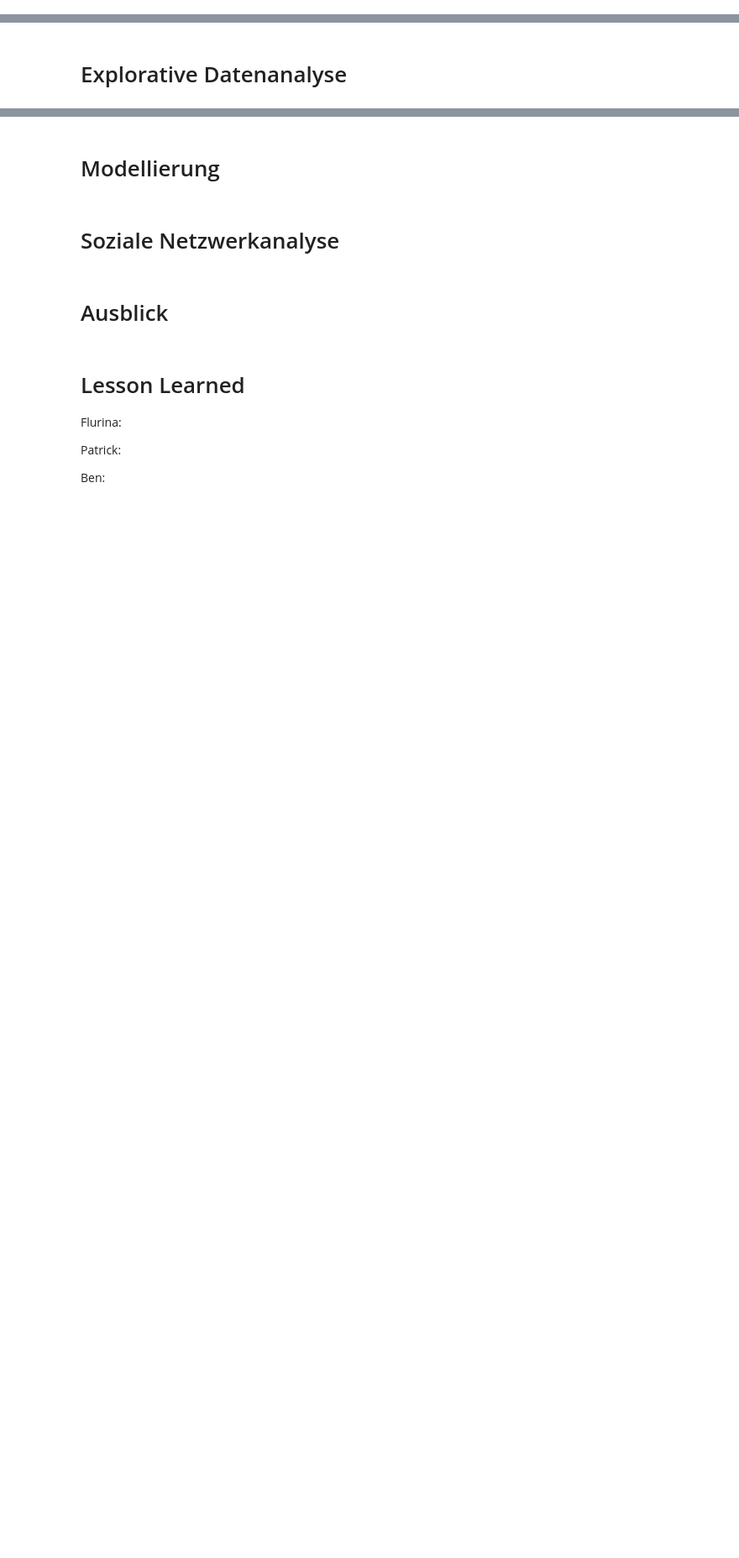
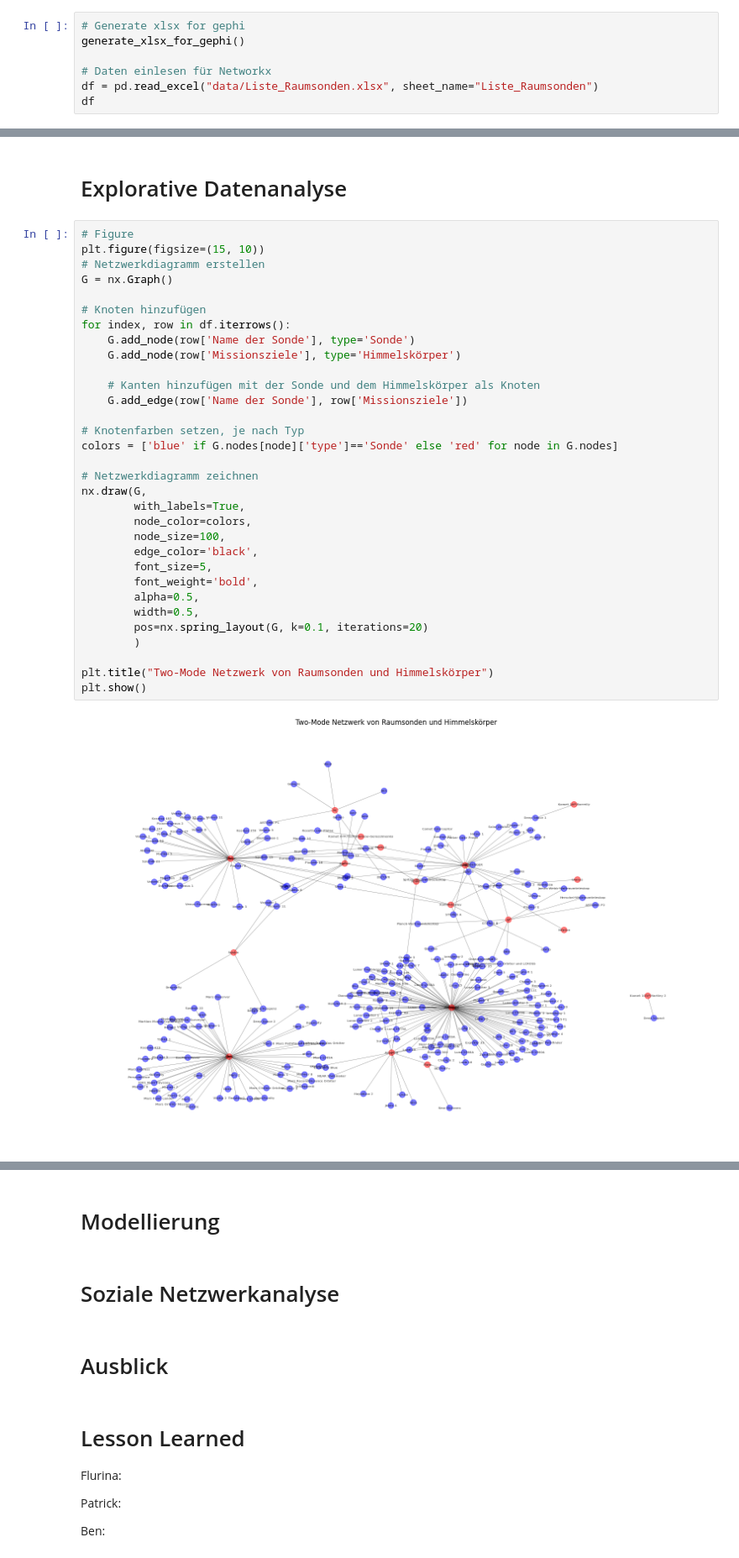
Before and after one commit to san-projekt/projekt, a Jupyter notebook: san-notebook.ipynb, the cells around one changed output, grey strips where cells are left out. Shown at 84% size. Drawn from its saved outputs; the diff is of its cells as text; blank space fills up the shorter version.

Commit message:
add first networkx graph, gitignore, data archiv

```diff
--- a/san-notebook.ipynb
+++ b/san-notebook.ipynb
@@ -50,0 +42,7 @@ generate_xlsx_for_gephi()
+# %%
+# Generate xlsx for gephi
+generate_xlsx_for_gephi()
+
+# Daten einlesen für Networkx
+df = pd.read_excel("data/Liste_Raumsonden.xlsx", sheet_name="Liste_Raumsonden")
+df
@@ -51,2 +73,36 @@ generate_xlsx_for_gephi()
 # %% [markdown]
 # Explorative Datenanalyse
+# %%
+# Figure
+plt.figure(figsize=(15, 10))
+# Netzwerkdiagramm erstellen
+G = nx.Graph()
+
+# Knoten hinzufügen
+for index, row in df.iterrows():
+    G.add_node(row['Name der Sonde'], type='Sonde')
+    G.add_node(row['Missionsziele'], type='Himmelskörper')
+
+    # Kanten hinzufügen mit der Sonde und dem Himmelskörper als Knoten
+    G.add_edge(row['Name der Sonde'], row['Missionsziele'])
+
+# Knotenfarben setzen, je nach Typ
+colors = ['blue' if G.nodes[node]['type']=='Sonde' else 'red' for node in G.nodes]
+
+# Netzwerkdiagramm zeichnen
+nx.draw(G,
+        with_labels=True,
+        node_color=colors,
+        node_size=100,
+        edge_color='black',
+        font_size=5,
+        font_weight='bold',
+        alpha=0.5,
+        width=0.5,
+        pos=nx.spring_layout(G, k=0.1, iterations=20)
+        )
+
+plt.title("Two-Mode Netzwerk von Raumsonden und Himmelskörper")
+plt.show()
+# %% [output]
+[figure, added]
```
Also changed, not shown: parts of 12 cells of this notebook, 2 other files.
